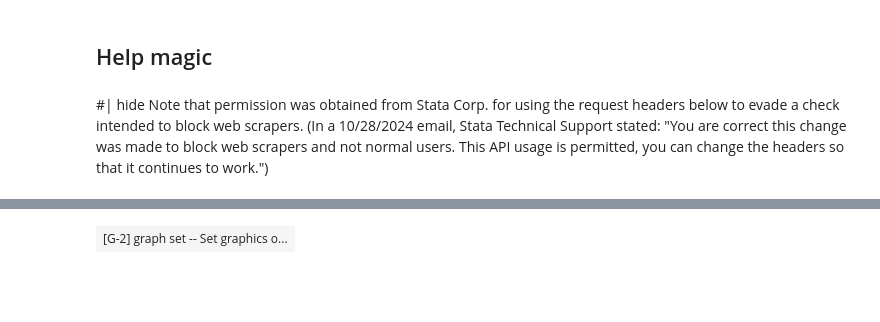
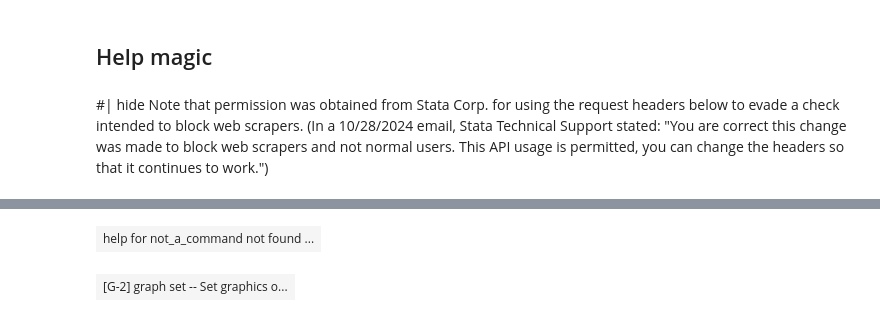
Before and after one commit to hugetim/nbstata, a Jupyter notebook: nbs/09_magics.ipynb, the cells around one changed output, grey strips where cells are left out. Drawn from its saved outputs; the diff is of its cells as text; code cells hidden in the pictures; blank space fills up the shorter version.

```diff
--- a/nbs/09_magics.ipynb
+++ b/nbs/09_magics.ipynb
@@ -623,2 +679,18 @@ from IPython.core.display import HTML
+# %%
+#| export
+def _get_help_html(code):
+    csshelp_default = files('nbstata').joinpath('css', '_StataKernelHelpDefault.css')
+    url_base = "https://www.stata.com"
+    url_help = urllib.parse.urljoin(url_base, f"help.cgi?{urllib.parse.quote(code)}")
+    headers = {"User-Agent": "Mozilla/5.0 (Windows NT 10.0; Win64; x64) AppleWebKit/537.36 (KHTML, like Gecko) Chrome/91.0.4472.124 Safari/537.36"}
+    request = urllib.request.Request(url_help, headers=headers)
+    reply = urllib.request.urlopen(request)
+    html = reply.read().decode("utf-8")
+    return _process_raw_help_html(html, url_base, csshelp_default)
+# %%
+#| eval: False
+HTML(_get_help_html("not_a_command"))
+# %% [output]
+| help for not_a_command not found ... |
 # %%
 #| eval: False
```
Also changed, not shown: parts of 8 cells of this notebook, 2 other files.
